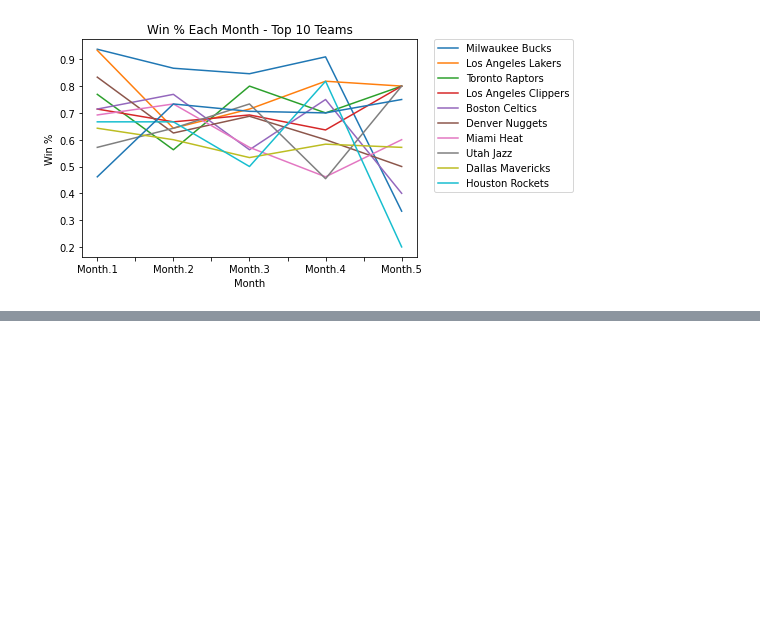
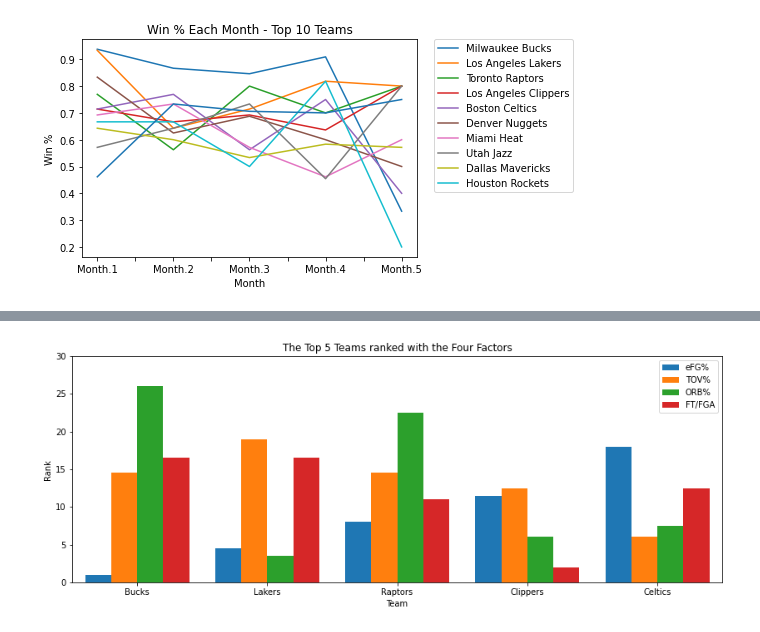
Before and after one commit to cjdunteman/cs320_final, a Jupyter notebook: experimenting.ipynb, the cells around one changed output, grey strips where cells are left out. Cells and saved outputs as stored; diff of their text form; code cells hidden in the pictures; blank space fills up the shorter version.

```diff
--- a/experimenting.ipynb
+++ b/experimenting.ipynb
@@ -180,2 +180,11 @@ plt.get_figure().savefig("fig4.svg", bbox_inches="tight")
 # %% [output]
 [figure]
+# %%
+#cleaning
+# print(misc_clean)
+clean_df["eFG%"] = misc_clean["Offense Four Factors"].rank(ascending = False)
+clean_df["TOV%"] = misc_clean["Offense Four Factors.1"].rank(ascending = True)
+clean_df["ORB%"] = misc_clean["Offense Four Factors.2"].rank(ascending = False)
+clean_df["FT/FGA"] = misc_clean["Offense Four Factors.3"].rank(ascending = False)
+top_teams_df = clean_df.sort_values(by = ["Win %"], ignore_index = True, ascending = False)[0:5]
+print(top_teams_df)
@@ -181,0 +205,21 @@ plt.get_figure().savefig("fig4.svg", bbox_inches="tight")
+# %%
+#plot 5
+pos = list(range(len(top_teams_df["eFG%"])))
+fig, ax = plt.subplots(figsize=(14,5))
+width = 0.2
+plt.bar(pos,  top_teams_df["eFG%"],  width, label=top_teams_df["Nickname"][0])
+plt.bar([p + width for p in pos], top_teams_df["TOV%"], width, label=top_teams_df["Nickname"][1])
+plt.bar([p + width*2 for p in pos], top_teams_df["ORB%"], width, label=top_teams_df["Nickname"][2])
+plt.bar([p + width*3 for p in pos],
+        top_teams_df["FT/FGA"], width, label=top_teams_df["Nickname"][3])
+ax.set_xticks([p + 1.5 * width for p in pos])
+ax.set_xticklabels(top_teams_df["Nickname"])
+ax.set_xlabel("Team")
+ax.set_ylabel("Rank")
+ax.set_title("The Top 5 Teams ranked with the Four Factors")
+plt.xlim(min(pos)-width, max(pos)+width*4)
+plt.ylim([0, 30])
+plt.legend(["eFG%", "TOV%", "ORB%", "FT/FGA"])
+plt.show()
+# %% [output]
+[figure, added]
```
Also changed, not shown: parts of 4 cells of this notebook, 5 other files.
